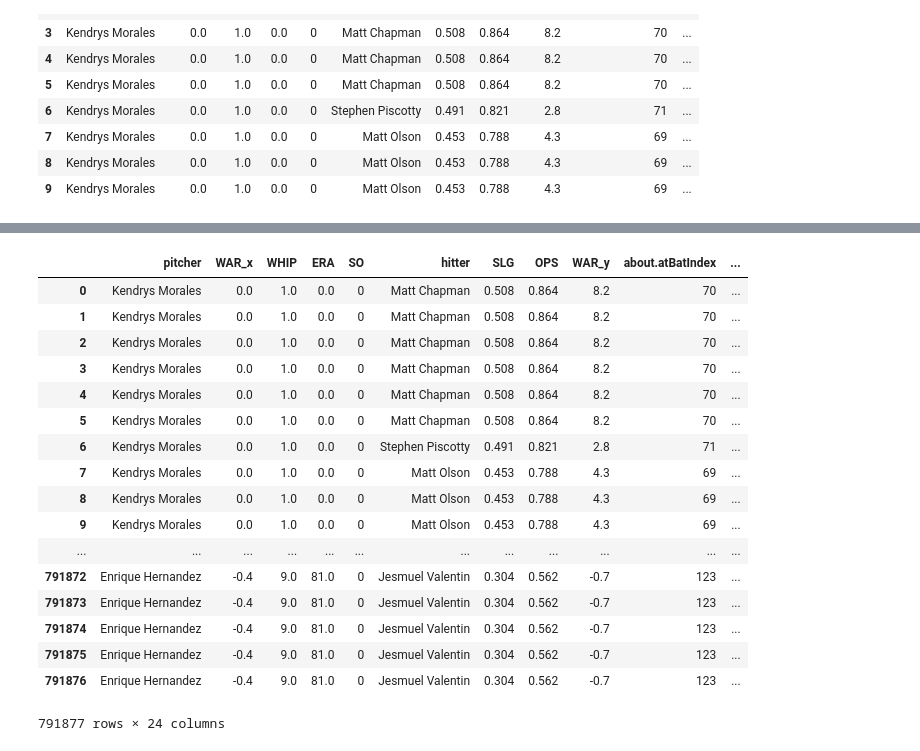
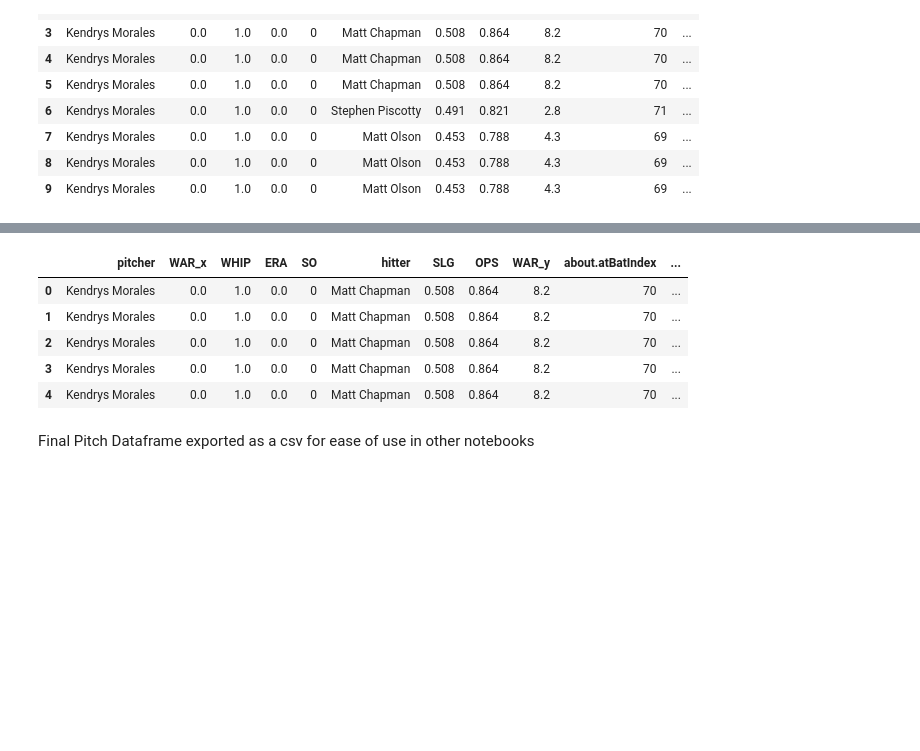
Before and after one commit to ConnorAnderson29/pitch_prediction_model, a Jupyter notebook: dataframe_creation.ipynb, the cells around one changed output, grey strips where cells are left out. Cells and saved outputs as stored; diff of their text form; code cells hidden in the pictures; blank space fills up the shorter version.

Commit message:
Add markdown to data frame creation notebook

```diff
--- a/dataframe_creation.ipynb
+++ b/dataframe_creation.ipynb
@@ -193,23 +196,13 @@ add_feats = add_feats.drop([ 'previous_pitch_code', 'details.call.code', 'count.
 # %%
 final_pitches = add_feats
 # %%
-final_pitches
+final_pitches.head(5)
 # %% [output]
 |  | pitcher | WAR_x | WHIP | ERA | SO | hitter | SLG | OPS | WAR_y | about.atBatIndex | ... |
 | 0 | Kendrys Morales | 0.0 | 1.0 | 0.0 | 0 | Matt Chapman | 0.508 | 0.864 | 8.2 | 70 | ... |
 | 1 | Kendrys Morales | 0.0 | 1.0 | 0.0 | 0 | Matt Chapman | 0.508 | 0.864 | 8.2 | 70 | ... |
 | 2 | Kendrys Morales | 0.0 | 1.0 | 0.0 | 0 | Matt Chapman | 0.508 | 0.864 | 8.2 | 70 | ... |
 | 3 | Kendrys Morales | 0.0 | 1.0 | 0.0 | 0 | Matt Chapman | 0.508 | 0.864 | 8.2 | 70 | ... |
 | 4 | Kendrys Morales | 0.0 | 1.0 | 0.0 | 0 | Matt Chapman | 0.508 | 0.864 | 8.2 | 70 | ... |
-| 5 | Kendrys Morales | 0.0 | 1.0 | 0.0 | 0 | Matt Chapman | 0.508 | 0.864 | 8.2 | 70 | ... |
-| 6 | Kendrys Morales | 0.0 | 1.0 | 0.0 | 0 | Stephen Piscotty | 0.491 | 0.821 | 2.8 | 71 | ... |
-| 7 | Kendrys Morales | 0.0 | 1.0 | 0.0 | 0 | Matt Olson | 0.453 | 0.788 | 4.3 | 69 | ... |
-| 8 | Kendrys Morales | 0.0 | 1.0 | 0.0 | 0 | Matt Olson | 0.453 | 0.788 | 4.3 | 69 | ... |
-| 9 | Kendrys Morales | 0.0 | 1.0 | 0.0 | 0 | Matt Olson | 0.453 | 0.788 | 4.3 | 69 | ... |
-| ... | ... | ... | ... | ... | ... | ... | ... | ... | ... | ... | ... |
-| 791872 | Enrique Hernandez | -0.4 | 9.0 | 81.0 | 0 | Jesmuel Valentin | 0.304 | 0.562 | -0.7 | 123 | ... |
-| 791873 | Enrique Hernandez | -0.4 | 9.0 | 81.0 | 0 | Jesmuel Valentin | 0.304 | 0.562 | -0.7 | 123 | ... |
-| 791874 | Enrique Hernandez | -0.4 | 9.0 | 81.0 | 0 | Jesmuel Valentin | 0.304 | 0.562 | -0.7 | 123 | ... |
-| 791875 | Enrique Hernandez | -0.4 | 9.0 | 81.0 | 0 | Jesmuel Valentin | 0.304 | 0.562 | -0.7 | 123 | ... |
-| 791876 | Enrique Hernandez | -0.4 | 9.0 | 81.0 | 0 | Jesmuel Valentin | 0.304 | 0.562 | -0.7 | 123 | ... |
-791877 rows × 24 columns
+# %% [markdown]
+Final Pitch Dataframe exported as a csv for ease of use in other notebooks
```
Also changed, not shown: parts of 15 cells of this notebook.
